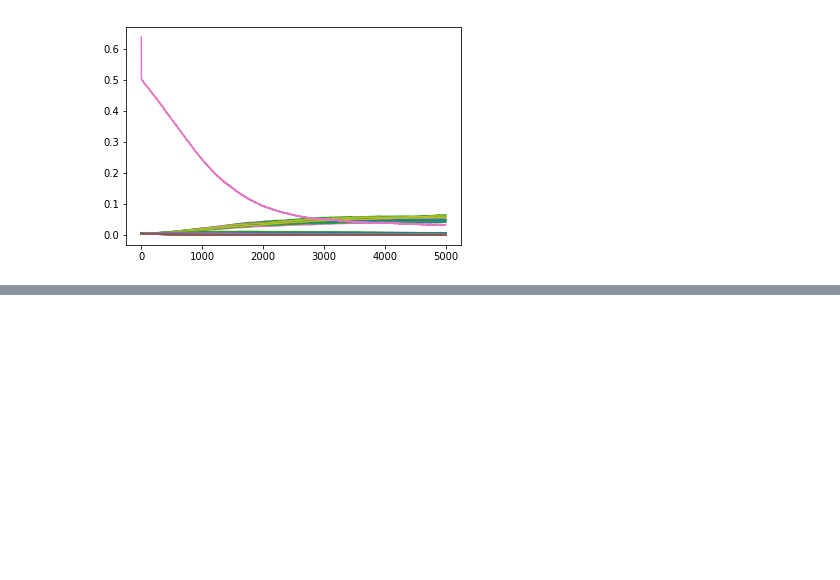
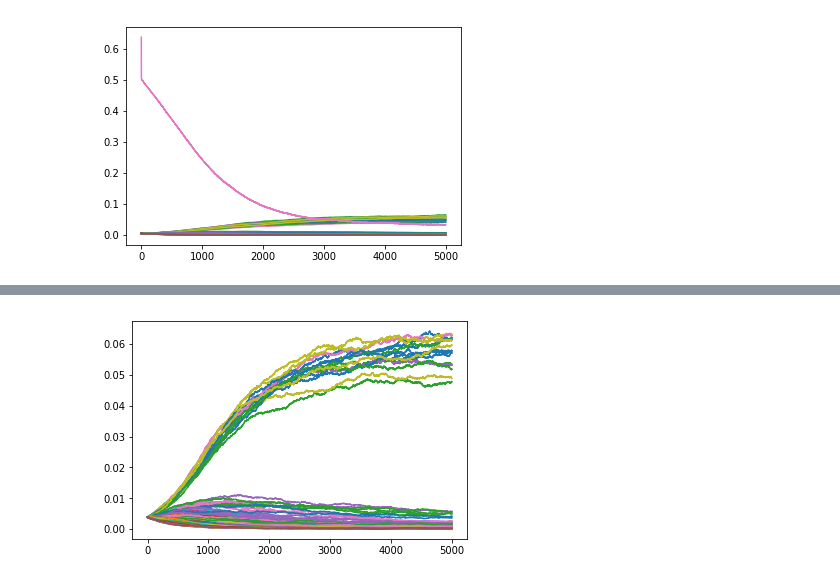
Before and after one commit to gavinforest/intergroupempathySimulations, a Jupyter notebook: play.ipynb, the cells around one changed output, grey strips where cells are left out. Drawn from its saved outputs; the diff is of its cells as text; code cells hidden in the pictures; blank space fills up the shorter version.

Commit message:
Introduced relative norms and uvisibility. uvisibility=0,relative norms=true should replicate frontiers paper

```diff
--- a/play.ipynb
+++ b/play.ipynb
@@ -98,6 +98,8 @@ defaultParameters = {"PROGRESSVERBOSE" : True,
 	"gameCost" : 1.0,
 	"intergroupUpdateP": 0.0,
     "perpetratorNorms" : False,
+    "relativeNorms" : True,
+    "uvisibility" : 1.0,
     "fixed":"intergroupUpdateP"
 }
 # %%
@@ -164,3 +166,10 @@ for i in range(256):
 	plt.plot(line, label = "norm " + str(i+1))
 # %% [output]
 [figure]
+# %%
+normInds = [i for i,r in enumerate(distributedResults2[5][2000][0]) if r > 0.03]
+print(normInds)
+for i in normInds:
+    print("Norm " + str(i))
+    print(norms[i][0])
+    print(norms[i][1])
@@ -270,0 +299,10 @@ cacheRuns(distributedResults4, paramDicts4)
+# %%
+for i in range(256):
+	line = []
+	for stat in distributedResults4[0][0]:
+		line.append(stat[0][i])
+
+	plt.plot(line, label = "norm " + str(i+1))
+# plt.plot([stat[1] for stat in distributedResults4[3][0]])
+# %% [output]
+[figure, added]
```
Also changed, not shown: parts of 9 cells of this notebook, 1 other file.
